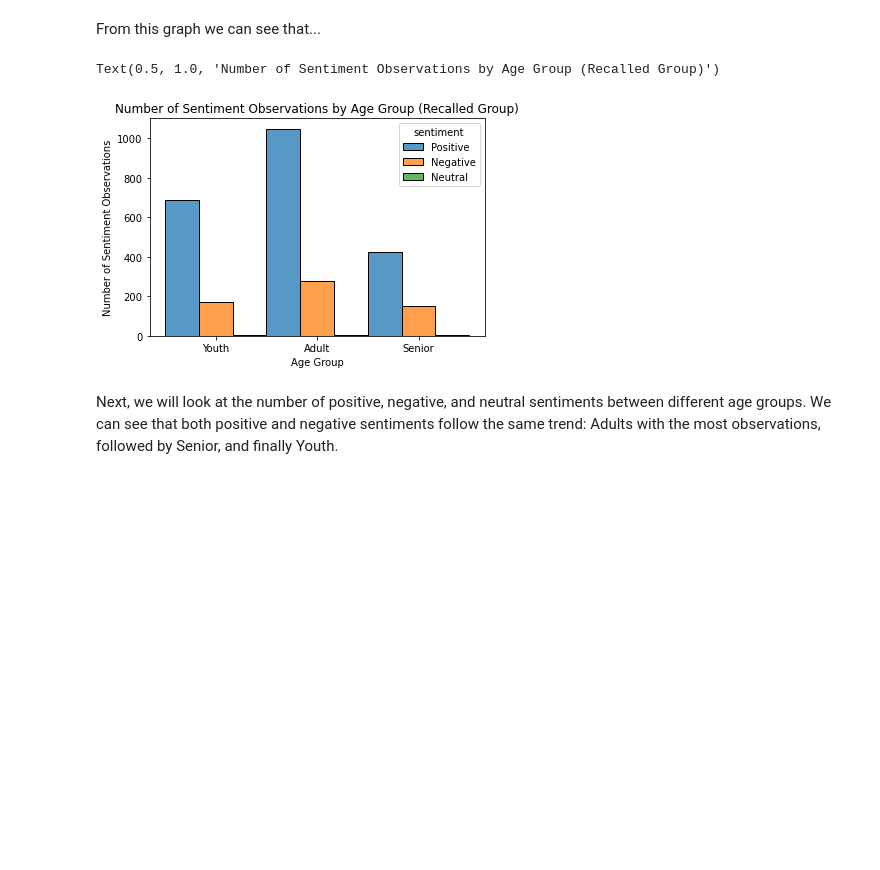
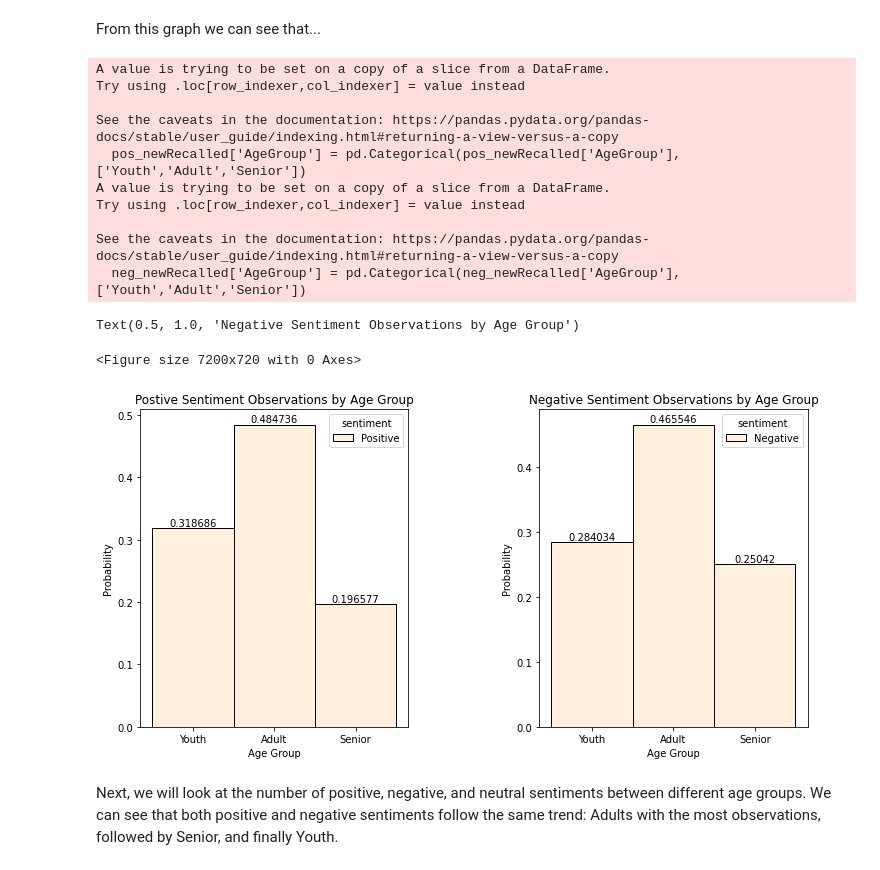
Before and after one commit to dbyers15/EmotionAndMemory, a Jupyter notebook: WorkingNotebook.ipynb, the cells around one changed output. Cells and saved outputs as stored; diff of their text form; code cells hidden in the pictures; blank space fills up the shorter version.

Commit message:
updated graph

```diff
--- a/WorkingNotebook.ipynb
+++ b/WorkingNotebook.ipynb
@@ -455,14 +455,47 @@ Age: 50.0 Percentage: 6.050420168067227
 Age: 55.0 Percentage: 9.411764705882353
 # %% [markdown]
 From this graph we can see that...
-# %%
-graph_2 = sns.histplot(x="AgeGroup", hue="sentiment", data=newRecalled, multiple = "dodge")
-
-graph_2.set(xlabel = 'Age Group', ylabel='Number of Sentiment Observations')
-plt.title("Number of Sentiment Observations by Age Group (Recalled Group)")
-# %% [output]
-Text(0.5, 1.0, 'Number of Sentiment Observations by Age Group (Recalled Group)')
-[figure, removed]
+# %%
+#separate data into positive and negative sentiments
+pos_newRecalled = newRecalled.loc[newRecalled['sentiment'] == "Positive"]
+neg_newRecalled = newRecalled.loc[newRecalled['sentiment'] == "Negative"]
+
+#set figure and size
+plt.figure(figsize=(100,10))
+fig, axes = plt.subplots(1, 2,figsize=(10,5))
+fig.tight_layout(w_pad = 10.0)
+
+#Positive sentiment graph by age group
+pos_newRecalled['AgeGroup'] = pd.Categorical(pos_newRecalled['AgeGroup'], ['Youth','Adult','Senior'])
+pos_graph_2 = sns.histplot(data = pos_newRecalled, x="AgeGroup",hue = "sentiment", stat = 'probability', common_norm = 'false', ax=axes[0])
+for container in pos_graph_2.containers:
+    pos_graph_2.bar_label(container)
+
+pos_graph_2.set(xlabel = 'Age Group')
+axes[0].set_title("Postive Sentiment Observations by Age Group", fontsize=12)
+
+#Negative sentiment graph by age ground
+neg_newRecalled['AgeGroup'] = pd.Categorical(neg_newRecalled['AgeGroup'], ['Youth','Adult','Senior'])
+neg_graph_2 = sns.histplot(data = neg_newRecalled, x="AgeGroup", hue = "sentiment", stat = 'probability', common_norm = 'false', ax=axes[1])
+for container in neg_graph_2.containers:
+    neg_graph_2.bar_label(container)
+
+neg_graph_2.set(xlabel = 'Age Group')
+axes[1].set_title("Negative Sentiment Observations by Age Group")
+# %% [output]
+A value is trying to be set on a copy of a slice from a DataFrame.
+Try using .loc[row_indexer,col_indexer] = value instead
+
+See the caveats in the documentation: https://pandas.pydata.org/pandas-docs/stable/user_guide/indexing.html#returning-a-view-versus-a-copy
+  pos_newRecalled['AgeGroup'] = pd.Categorical(pos_newRecalled['AgeGroup'], ['Youth','Adult','Senior'])
+A value is trying to be set on a copy of a slice from a DataFrame.
+Try using .loc[row_indexer,col_indexer] = value instead
+
+See the caveats in the documentation: https://pandas.pydata.org/pandas-docs/stable/user_guide/indexing.html#returning-a-view-versus-a-copy
+  neg_newRecalled['AgeGroup'] = pd.Categorical(neg_newRecalled['AgeGroup'], ['Youth','Adult','Senior'])
+Text(0.5, 1.0, 'Negative Sentiment Observations by Age Group')
+<Figure size 7200x720 with 0 Axes>
+[figure, added]
 # %% [markdown]
 Next, we will look at the number of positive, negative, and neutral sentiments between different age groups. We can see that both positive and negative sentiments follow the same trend: Adults with the most observations, followed by Senior, and finally Youth.
 # %% [markdown]
```
Also changed, not shown: parts of 8 cells of this notebook.
